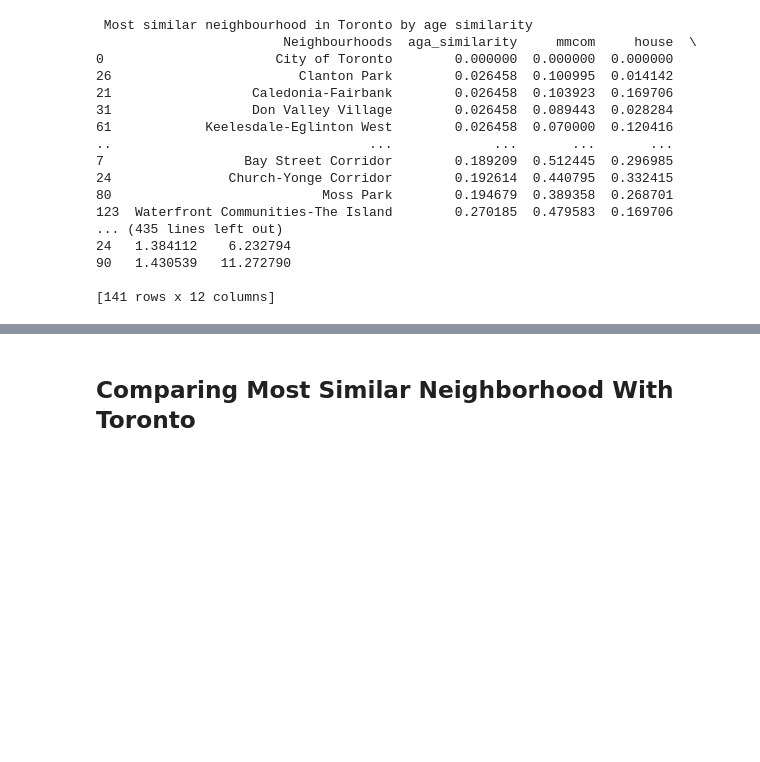
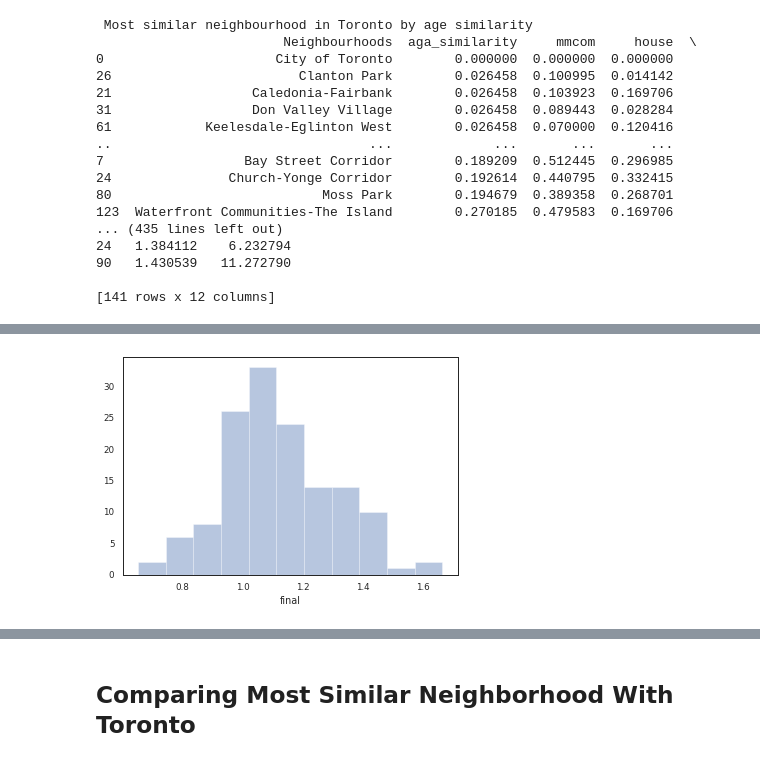
Before and after one commit to Simha-Kalimipalli/toronto-hoods-housing, a Jupyter notebook: Untitled0.ipynb, the cells around one changed output, grey strips where cells are left out. Cells and saved outputs as stored; diff of their text form; code cells hidden in the pictures; blank space fills up the shorter version.

```diff
--- a/Untitled0.ipynb
+++ b/Untitled0.ipynb
@@ -677,3 +677,23 @@ data = pd.read_csv("drive/My Drive/development/MachineLearning/Neighborhoods/new
 90   1.430539   11.272790
 
 [141 rows x 12 columns]
+# %%
+# Read file
+data = pd.read_csv("drive/My Drive/development/MachineLearning/Neighborhoods/15.csv", encoding='utf-8')
+data = data.iloc[1: , :]
+data  = data.dropna()
+
+data1 = pd.read_csv("drive/My Drive/development/MachineLearning/Neighborhoods/16.csv", encoding='utf-8')
+data1 = data1.iloc[1: , :]
+#data1['name']
+
+data1['final_manhattan'] = data['final']
+data1['final_manhattan_pop'] = data['final_popd']
+
+# Show the distribution of unemployment rate
+sns.distplot( data1["final"], hist=True, kde=False, rug=False );
+
+fullData = geoData.merge(data1, left_on=['neighbourhood'], right_on=['Neighbourhoods'])
+
+fullData.head(2)
+# %% [output]
@@ -679,0 +703 @@ data = pd.read_csv("drive/My Drive/development/MachineLearning/Neighborhoods/new
+[figure, added]
```
Also changed, not shown: parts of 3 cells of this notebook.
